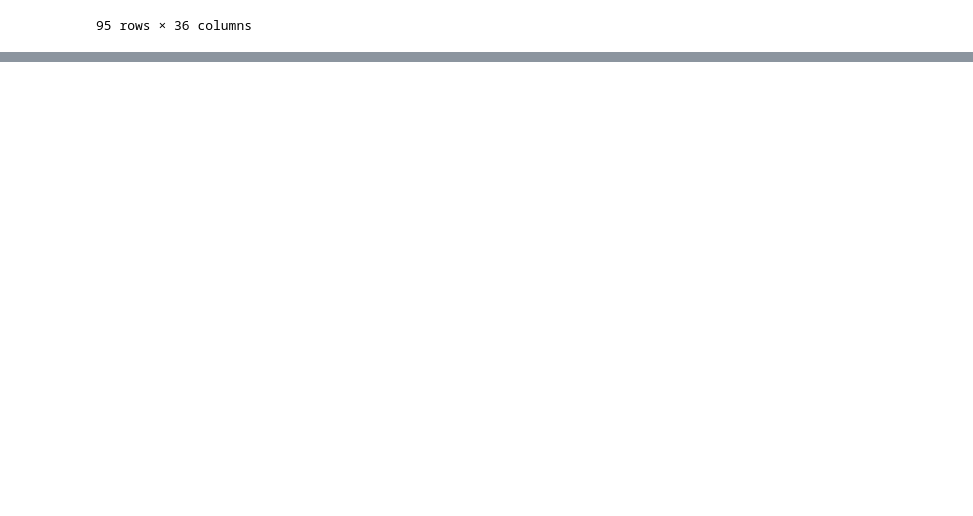
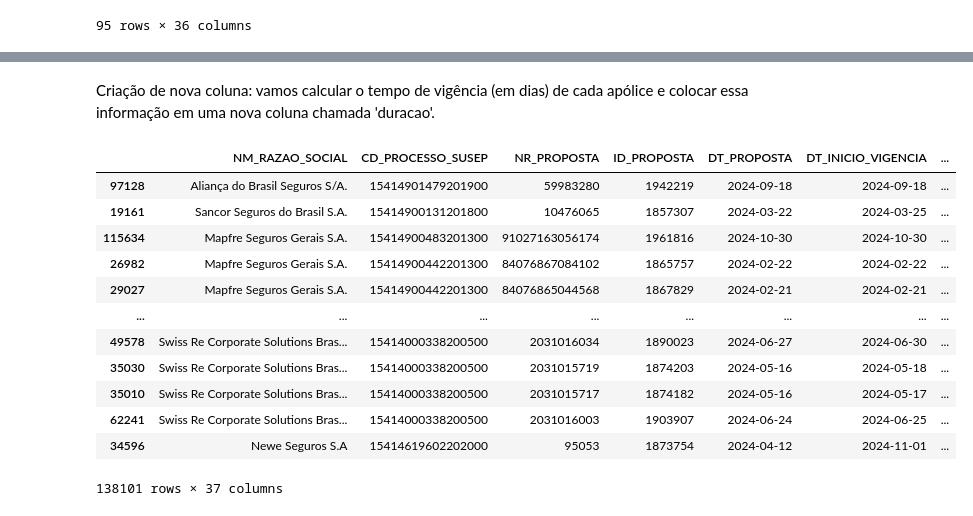
Before and after one commit to AlanthiasCO/seguro_rural_2024, a Jupyter notebook: etapa_etl.ipynb, the cells around one changed output, grey strips where cells are left out. Drawn from its saved outputs; the diff is of its cells as text; code cells hidden in the pictures; blank space fills up the shorter version.

```diff
--- a/etapa_etl.ipynb
+++ b/etapa_etl.ipynb
@@ -198,0 +297,19 @@ df_br.loc[df_br['NM_MUNICIPIO_PROPRIEDADE'] == 'Varginha']
+# %%
+# Substituir faltantes de uma variável pela média dessa variável (se for necessário)
+df_br['VL_PREMIO_LIQUIDO'] = df_br['VL_PREMIO_LIQUIDO'].fillna(df_br['VL_PREMIO_LIQUIDO'].mean())
+# %%
+df_clean = df_br.replace(['-', '...', 'X'], 0)
+# %%
+# Retirar linhas com valores faltantes (NaN)
+# Número de linhas antes de remover as linhas com todos os valores NaN
+initial_shape = df_br.shape[0]
+
+# Remover as linhas com todos os valores NaN
+df_clean.dropna(inplace=True, how='all')
+
+# Número de linhas depois de remover as linhas com todos os valores NaN
+final_shape = df_clean.shape[0]
+
+# Número de linhas removidas
+lines_dropped = initial_shape - final_shape
+lines_dropped # mostra o número de linhas removidas
@@ -198,0 +338,22 @@ df_br.loc[df_br['NM_MUNICIPIO_PROPRIEDADE'] == 'Varginha']
+# %% [markdown]
+Criação de nova coluna: vamos calcular o tempo de vigência (em dias) de cada apólice e colocar essa informação em uma nova coluna chamada 'duracao'.
+# %%
+df_clean['DT_FIM_VIGENCIA'] = pd.to_datetime(df_clean['DT_FIM_VIGENCIA'], errors = 'coerce')
+df_clean['duracao'] = (df_clean['DT_FIM_VIGENCIA'] - df_clean['DT_INICIO_VIGENCIA']).dt.days
+# %%
+# ordenar os valores dessa nova coluna
+df_clean.sort_values('duracao', ascending=False)
+# %% [output]
+|  | NM_RAZAO_SOCIAL | CD_PROCESSO_SUSEP | NR_PROPOSTA | ID_PROPOSTA | DT_PROPOSTA | DT_INICIO_VIGENCIA | ... |
+| 97128 | Aliança do Brasil Seguros S/A. | 15414901479201900 | 59983280 | 1942219 | 2024-09-18 | 2024-09-18 | ... |
+| 19161 | Sancor Seguros do Brasil S.A. | 15414900131201800 | 10476065 | 1857307 | 2024-03-22 | 2024-03-25 | ... |
+| 115634 | Mapfre Seguros Gerais S.A. | 15414900483201300 | 91027163056174 | 1961816 | 2024-10-30 | 2024-10-30 | ... |
+| 26982 | Mapfre Seguros Gerais S.A. | 15414900442201300 | 84076867084102 | 1865757 | 2024-02-22 | 2024-02-22 | ... |
+| 29027 | Mapfre Seguros Gerais S.A. | 15414900442201300 | 84076865044568 | 1867829 | 2024-02-21 | 2024-02-21 | ... |
+| ... | ... | ... | ... | ... | ... | ... | ... |
+| 49578 | Swiss Re Corporate Solutions Bras... | 15414000338200500 | 2031016034 | 1890023 | 2024-06-27 | 2024-06-30 | ... |
+| 35030 | Swiss Re Corporate Solutions Bras... | 15414000338200500 | 2031015719 | 1874203 | 2024-05-16 | 2024-05-18 | ... |
+| 35010 | Swiss Re Corporate Solutions Bras... | 15414000338200500 | 2031015717 | 1874182 | 2024-05-16 | 2024-05-17 | ... |
+| 62241 | Swiss Re Corporate Solutions Bras... | 15414000338200500 | 2031016003 | 1903907 | 2024-06-24 | 2024-06-25 | ... |
+| 34596 | Newe Seguros S.A | 15414619602202000 | 95053 | 1873754 | 2024-04-12 | 2024-11-01 | ... |
+138101 rows × 37 columns
```
Also changed, not shown: parts of 21 cells of this notebook.
